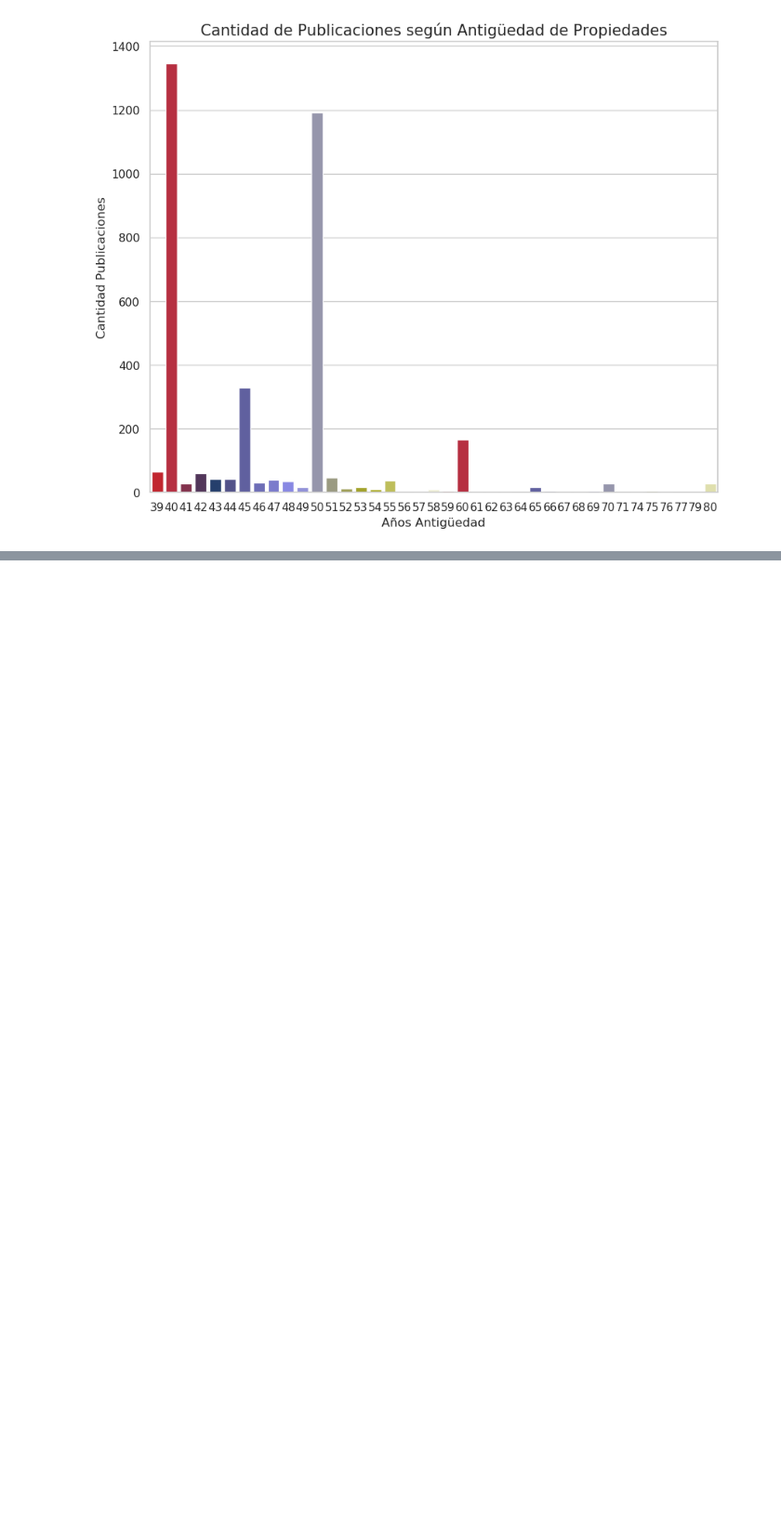
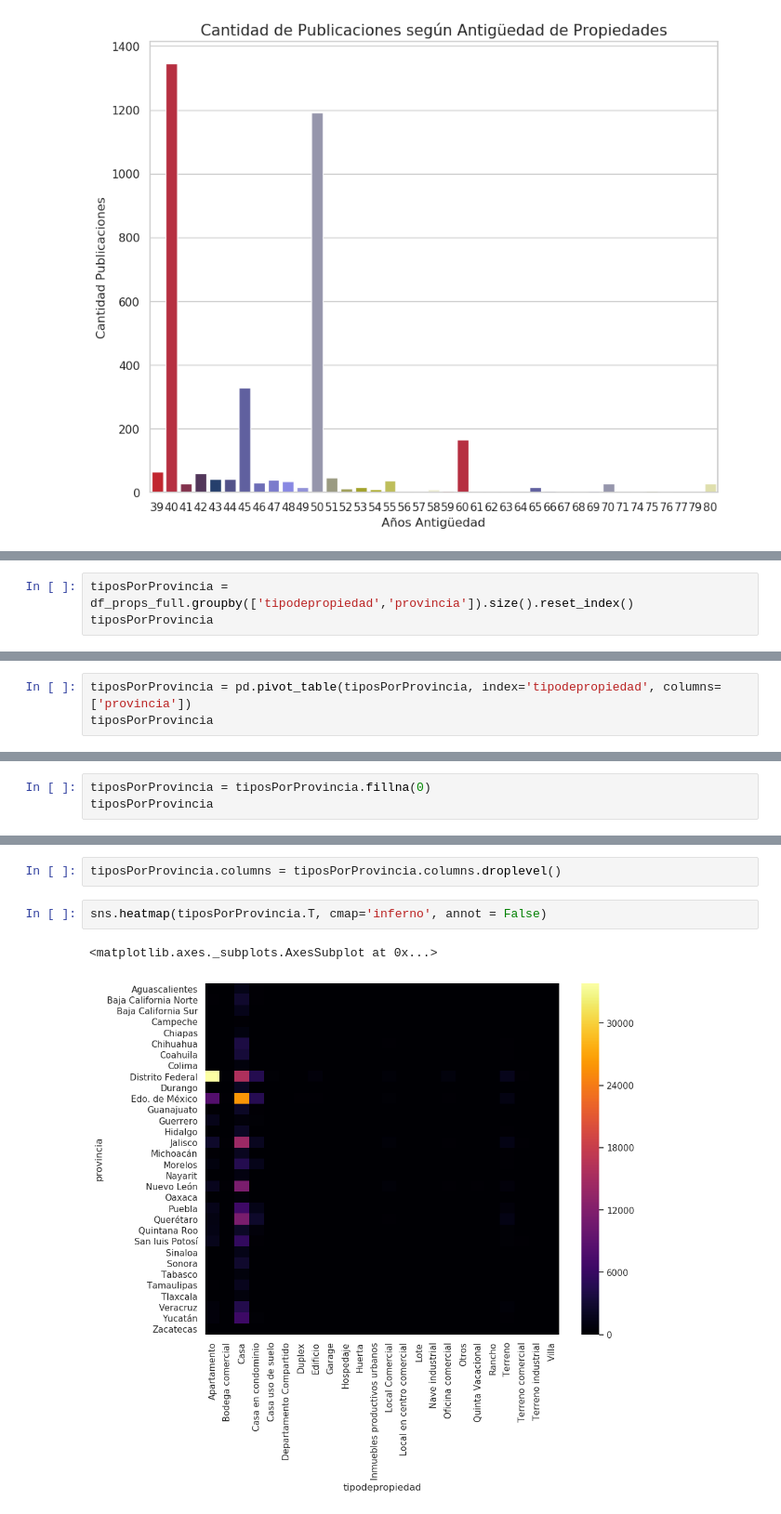
Before and after one commit to sebapenna/OrganizacionDeDatos, a Jupyter notebook: Analisis Tipo Publicaciones.ipynb, the cells around one changed output, grey strips where cells are left out. Shown at 93% size. Drawn from its saved outputs; the diff is of its cells as text; blank space fills up the shorter version.

Commit message:
Analisis servicios y props cercanas termn

```diff
--- a/Analisis Tipo Publicaciones.ipynb
+++ b/Analisis Tipo Publicaciones.ipynb
@@ -172,0 +165,3 @@ plt.show()
+# %%
+tiposPorProvincia = df_props_full.groupby(['tipodepropiedad','provincia']).size().reset_index()
+tiposPorProvincia
@@ -172,0 +187,3 @@ plt.show()
+# %%
+tiposPorProvincia = pd.pivot_table(tiposPorProvincia, index='tipodepropiedad', columns=['provincia'])
+tiposPorProvincia
@@ -172,0 +211,3 @@ plt.show()
+# %%
+tiposPorProvincia = tiposPorProvincia.fillna(0)
+tiposPorProvincia
@@ -172,0 +235,7 @@ plt.show()
+# %%
+tiposPorProvincia.columns = tiposPorProvincia.columns.droplevel()
+# %%
+sns.heatmap(tiposPorProvincia.T, cmap='inferno', annot = False)
+# %% [output]
+<matplotlib.axes._subplots.AxesSubplot at 0x...>
+[figure, added]
```
Also changed, not shown: parts of 6 cells of this notebook, 3 other files.
